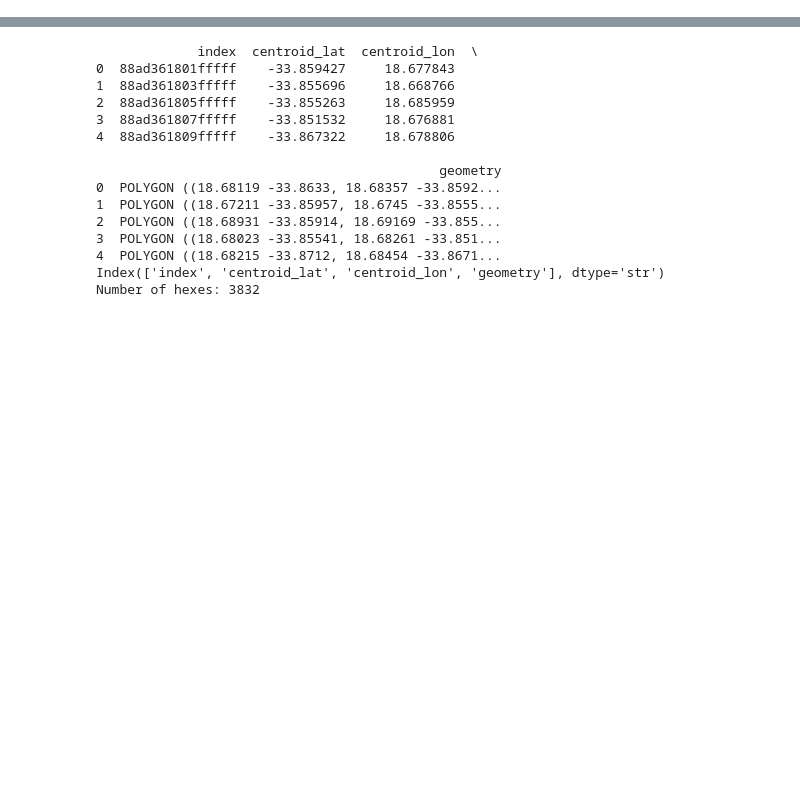
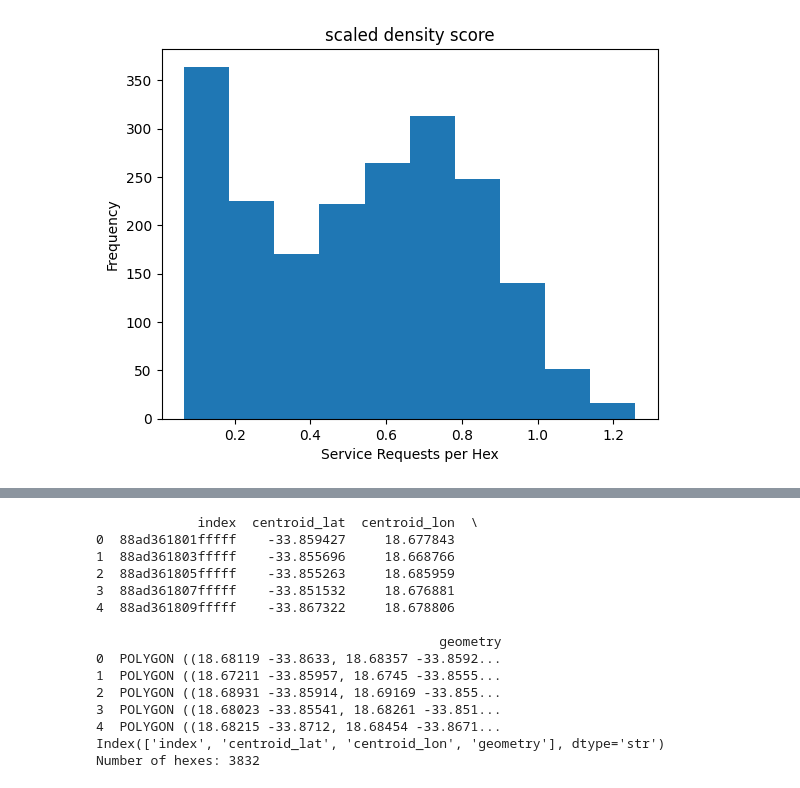
Before and after one commit to gdNoctua/ds_code_challenge, a Jupyter notebook: notebooks/Classification_Challenge.ipynb, the cells around one changed output, grey strips where cells are left out. Cells and saved outputs as stored; diff of their text form; code cells hidden in the pictures; blank space fills up the shorter version.

```diff
--- a/notebooks/Classification_Challenge.ipynb
+++ b/notebooks/Classification_Challenge.ipynb
@@ -226,0 +551,12 @@ per_hex_scaled_coords
+# %%
+# Let's plot this
+
+import matplotlib.pyplot as plt
+
+plt.hist(per_hex_scaled['overall_scaling'])
+plt.xlabel("Service Requests per Hex")
+plt.ylabel("Frequency")
+plt.title("scaled density score")
+plt.show()
+# %% [output]
+[figure, added]
```
Also changed, not shown: parts of 106 cells of this notebook.
